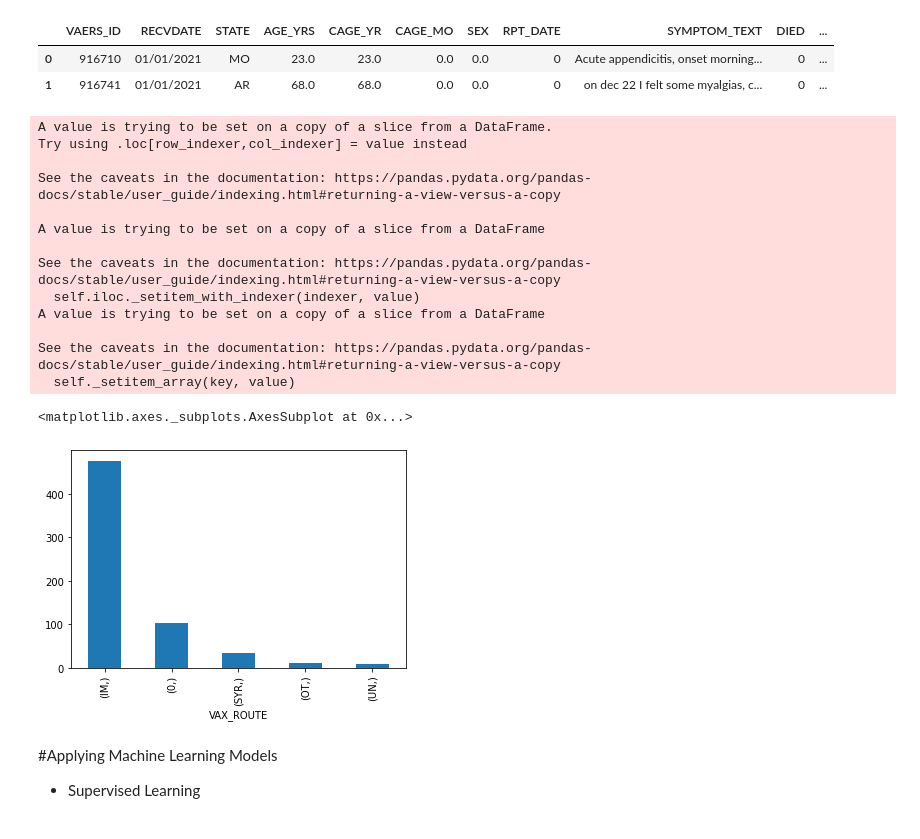
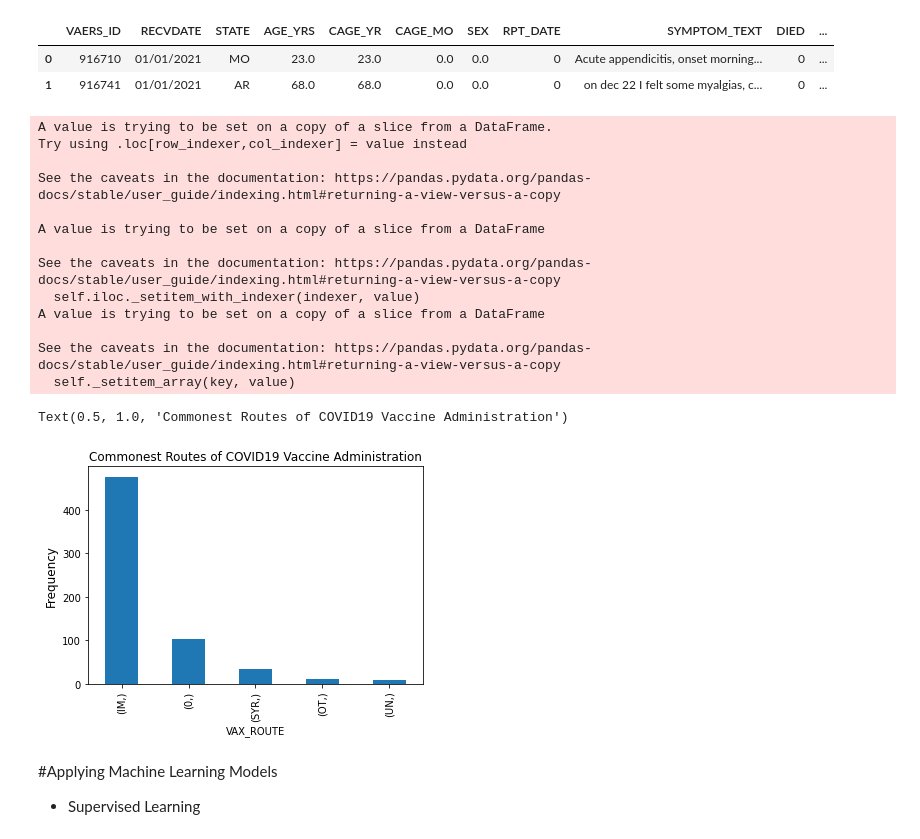
Before and after one commit to invest41/Studying_Reactions_to_Vaccines, a Jupyter notebook: Studying_Reactions_To_VACCINES.ipynb, the cells around one changed output. Saved outputs shown, nothing was run; the diff lists cells and outputs as text; code cells hidden in the pictures.

```diff
--- a/Studying_Reactions_To_VACCINES.ipynb
+++ b/Studying_Reactions_To_VACCINES.ipynb
@@ -501,23 +502,25 @@ corona_vac_df.head(2)
 # %%
 #corona_vac_df.head(2)
 corona_vac_df[['VAX_ROUTE']][corona_vac_df['VAX_ROUTE']==0] = 'Unknown'
 corona_vac_df[['VAX_ROUTE']][new_df['DIED']==1].value_counts().head(25).plot.bar()
+plt.ylabel('Frequency',fontsize=12)
+plt.title('Commonest Routes of COVID19 Vaccine Administration')
 # %% [output]
 A value is trying to be set on a copy of a slice from a DataFrame.
 Try using .loc[row_indexer,col_indexer] = value instead
 
 See the caveats in the documentation: https://pandas.pydata.org/pandas-docs/stable/user_guide/indexing.html#returning-a-view-versus-a-copy
 
 A value is trying to be set on a copy of a slice from a DataFrame
 
 See the caveats in the documentation: https://pandas.pydata.org/pandas-docs/stable/user_guide/indexing.html#returning-a-view-versus-a-copy
   self.iloc._setitem_with_indexer(indexer, value)
 A value is trying to be set on a copy of a slice from a DataFrame
 
 See the caveats in the documentation: https://pandas.pydata.org/pandas-docs/stable/user_guide/indexing.html#returning-a-view-versus-a-copy
   self._setitem_array(key, value)
-<matplotlib.axes._subplots.AxesSubplot at 0x...>
+Text(0.5, 1.0, 'Commonest Routes of COVID19 Vaccine Administration')
-[figure, old version]
+[figure, new version]
 # %% [markdown]
 #Applying Machine Learning Models
 - Supervised Learning
```
Also changed, not shown: parts of 8 cells of this notebook.
